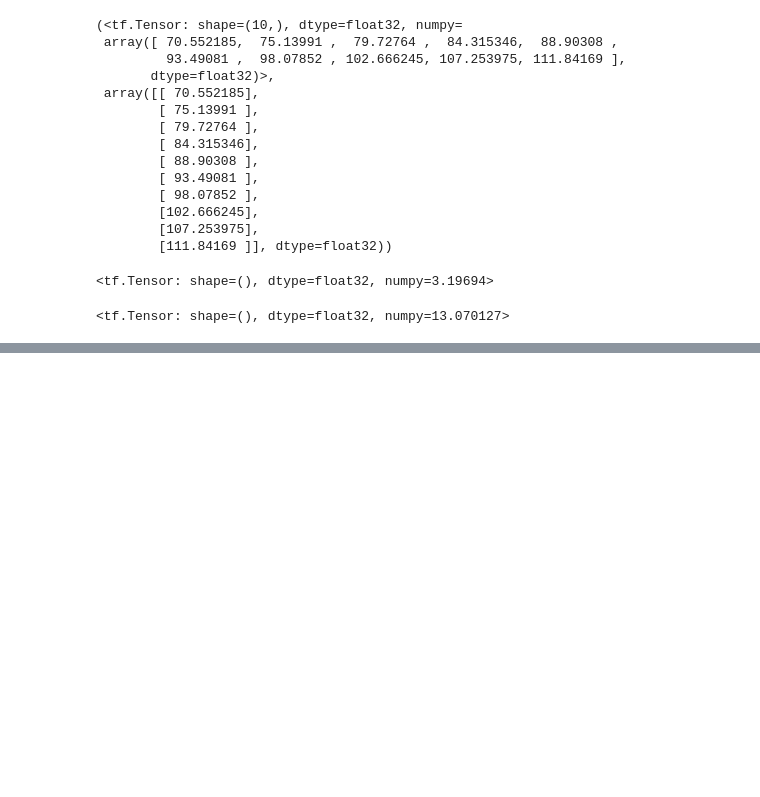
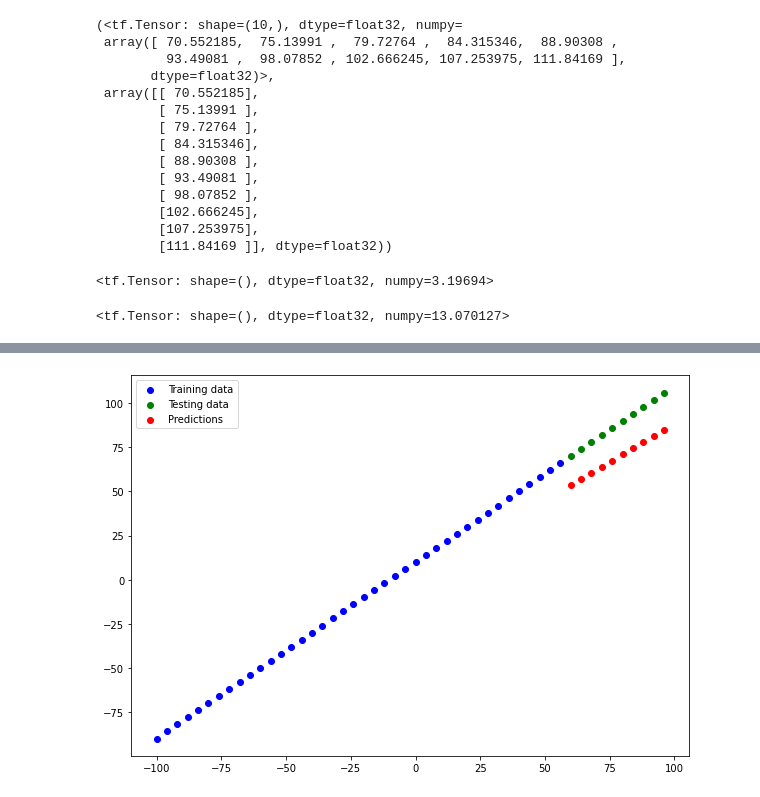
Before and after one commit to Goyalscode/Character-Recognition-Using-DL, a Jupyter notebook: learning_concepts_practice/practice.ipynb, the cells around one changed output, grey strips where cells are left out. Drawn from its saved outputs; the diff is of its cells as text; code cells hidden in the pictures; blank space fills up the shorter version.

Commit message:
learned about model building using normalized data

```diff
--- a/learning_concepts_practice/practice.ipynb
+++ b/learning_concepts_practice/practice.ipynb
@@ -2060,0 +2066,11 @@ def mse(y_true, y_pred):
+# %%
+tf.random.set_seed(42) # for reproducability as much as possible
+model_1 = tf.keras.Sequential([
+tf.keras.layers.Dense(1)  # sinle layer
+])
+
+model_1.compile(loss=tf.keras.losses.mae,
+               optimizer=tf.keras.optimizers.SGD(),
+               metrics=["mae"])
+
+model_1.fit(X_train, y_train, epochs=100)
@@ -2060,0 +2096,6 @@ def mse(y_true, y_pred):
+# %%
+# make and plot predictions for model 1
+y_pred_1 = model_1.predict(X_test)  # X_test is data model has never seen, y_test are the actual values
+plot_predictions(predictions=y_pred_1)
+# %% [output]
+[figure, added]
```
Also changed, not shown: parts of 85 cells of this notebook.
